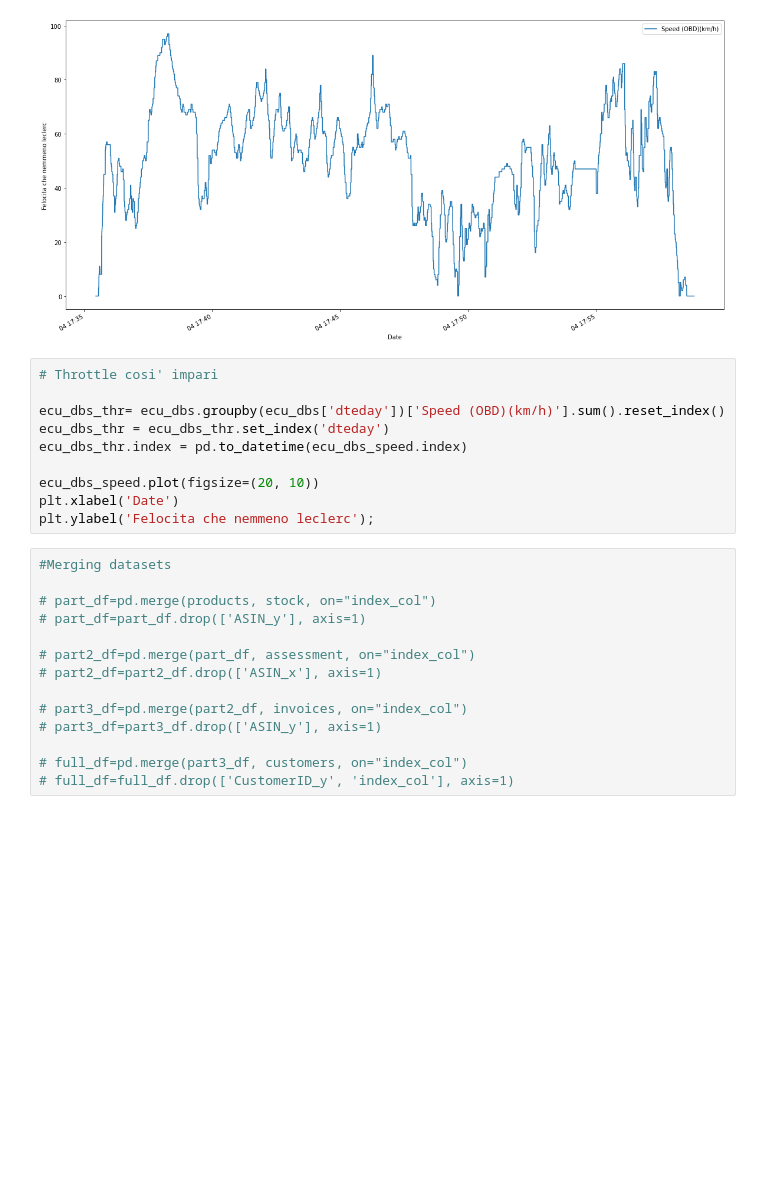
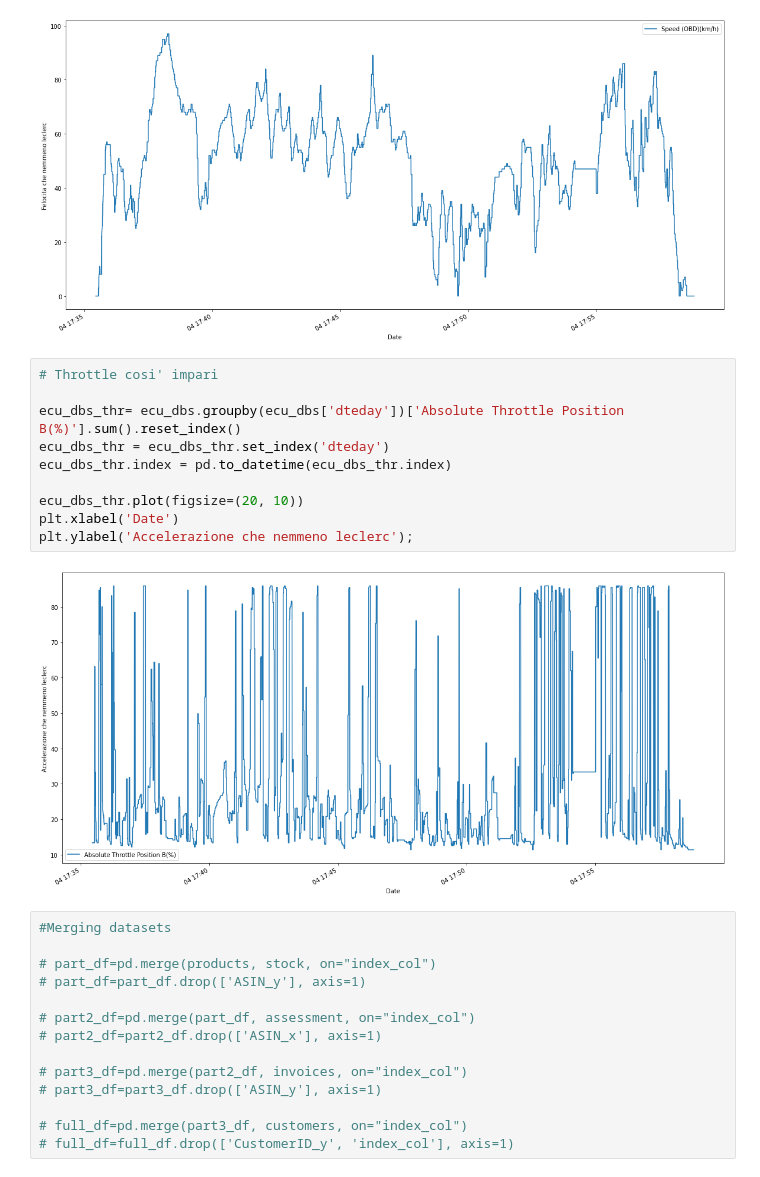
Before and after one commit to Jacopo-Spadon/EcuBs-Doblone, a Jupyter notebook: EcuBs Import.ipynb, the cells around one changed output. Saved outputs shown, nothing was run; the diff lists cells and outputs as text; blank space fills up the shorter version.

```diff
--- a/EcuBs Import.ipynb
+++ b/EcuBs Import.ipynb
@@ -146,13 +146,15 @@ plt.ylabel('Felocita che nemmeno leclerc');
 # %%
 # Throttle cosi' impari
 
-ecu_dbs_thr= ecu_dbs.groupby(ecu_dbs['dteday'])['Speed (OBD)(km/h)'].sum().reset_index()
+ecu_dbs_thr= ecu_dbs.groupby(ecu_dbs['dteday'])['Absolute Throttle Position B(%)'].sum().reset_index()
 ecu_dbs_thr = ecu_dbs_thr.set_index('dteday')
-ecu_dbs_thr.index = pd.to_datetime(ecu_dbs_speed.index)
+ecu_dbs_thr.index = pd.to_datetime(ecu_dbs_thr.index)
 
-ecu_dbs_speed.plot(figsize=(20, 10))
+ecu_dbs_thr.plot(figsize=(20, 10))
 plt.xlabel('Date')
-plt.ylabel('Felocita che nemmeno leclerc');
+plt.ylabel('Accelerazione che nemmeno leclerc');
+# %% [output]
+[figure, added]
 # %%
 #Merging datasets
 
```
